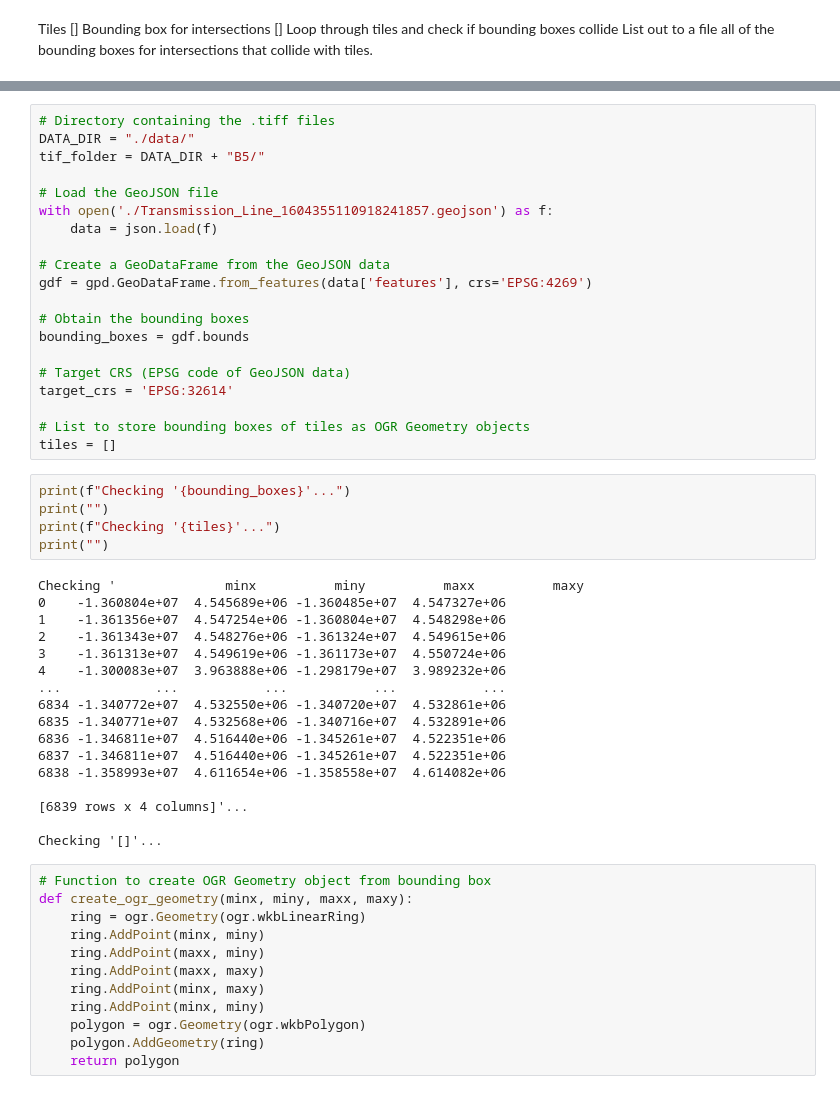
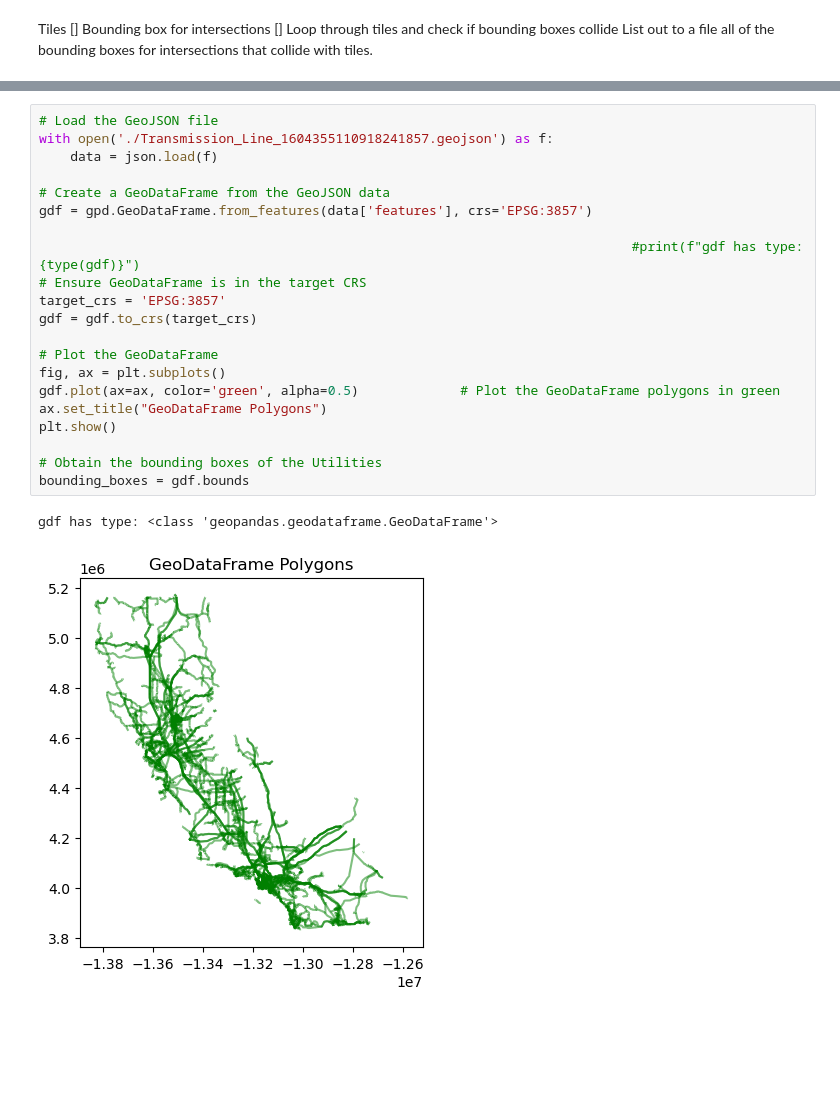
Before and after one commit to ozanbayiz/WIRED-utility, a Jupyter notebook: intersection_lister.ipynb, the cells around one changed output, grey strips where cells are left out. Saved outputs shown, nothing was run; the diff lists cells and outputs as text; blank space fills up the shorter version.

```diff
--- a/intersection_lister.ipynb
+++ b/intersection_lister.ipynb
@@ -17,54 +24,24 @@ import csv
 # %%
-# Directory containing the .tiff files
-DATA_DIR = "./data/"
-tif_folder = DATA_DIR + "B5/"
-
 # Load the GeoJSON file
 with open('./Transmission_Line_1604355110918241857.geojson') as f:
     data = json.load(f)
 
 # Create a GeoDataFrame from the GeoJSON data
-gdf = gpd.GeoDataFrame.from_features(data['features'], crs='EPSG:4269')
+gdf = gpd.GeoDataFrame.from_features(data['features'], crs='EPSG:3857')
 
-# Obtain the bounding boxes
+                                                                            #print(f"gdf has type: {type(gdf)}")
+# Ensure GeoDataFrame is in the target CRS
+target_crs = 'EPSG:3857'
+gdf = gdf.to_crs(target_crs)
+
+# Plot the GeoDataFrame
+fig, ax = plt.subplots()
+gdf.plot(ax=ax, color='green', alpha=0.5)             # Plot the GeoDataFrame polygons in green
+ax.set_title("GeoDataFrame Polygons")
+plt.show()
+
+# Obtain the bounding boxes of the Utilities
 bounding_boxes = gdf.bounds
-
-# Target CRS (EPSG code of GeoJSON data)
-target_crs = 'EPSG:32614'
-
-# List to store bounding boxes of tiles as OGR Geometry objects
-tiles = []
+# %% [output]
+gdf has type: <class 'geopandas.geodataframe.GeoDataFrame'>
+[figure, added]
-# %%
-print(f"Checking '{bounding_boxes}'...")
-print("")
-print(f"Checking '{tiles}'...")
-print("")
-# %% [output]
-Checking '              minx          miny          maxx          maxy
-0    -1.360804e+07  4.545689e+06 -1.360485e+07  4.547327e+06
-1    -1.361356e+07  4.547254e+06 -1.360804e+07  4.548298e+06
-2    -1.361343e+07  4.548276e+06 -1.361324e+07  4.549615e+06
-3    -1.361313e+07  4.549619e+06 -1.361173e+07  4.550724e+06
-4    -1.300083e+07  3.963888e+06 -1.298179e+07  3.989232e+06
-...            ...           ...           ...           ...
-6834 -1.340772e+07  4.532550e+06 -1.340720e+07  4.532861e+06
-6835 -1.340771e+07  4.532568e+06 -1.340716e+07  4.532891e+06
-6836 -1.346811e+07  4.516440e+06 -1.345261e+07  4.522351e+06
-6837 -1.346811e+07  4.516440e+06 -1.345261e+07  4.522351e+06
-6838 -1.358993e+07  4.611654e+06 -1.358558e+07  4.614082e+06
-
-[6839 rows x 4 columns]'...
-
-Checking '[]'...
-# %%
-# Function to create OGR Geometry object from bounding box
-def create_ogr_geometry(minx, miny, maxx, maxy):
-    ring = ogr.Geometry(ogr.wkbLinearRing)
-    ring.AddPoint(minx, miny)
-    ring.AddPoint(maxx, miny)
-    ring.AddPoint(maxx, maxy)
-    ring.AddPoint(minx, maxy)
-    ring.AddPoint(minx, miny)
-    polygon = ogr.Geometry(ogr.wkbPolygon)
-    polygon.AddGeometry(ring)
-    return polygon
```
Also changed, not shown: parts of 15 cells of this notebook.
